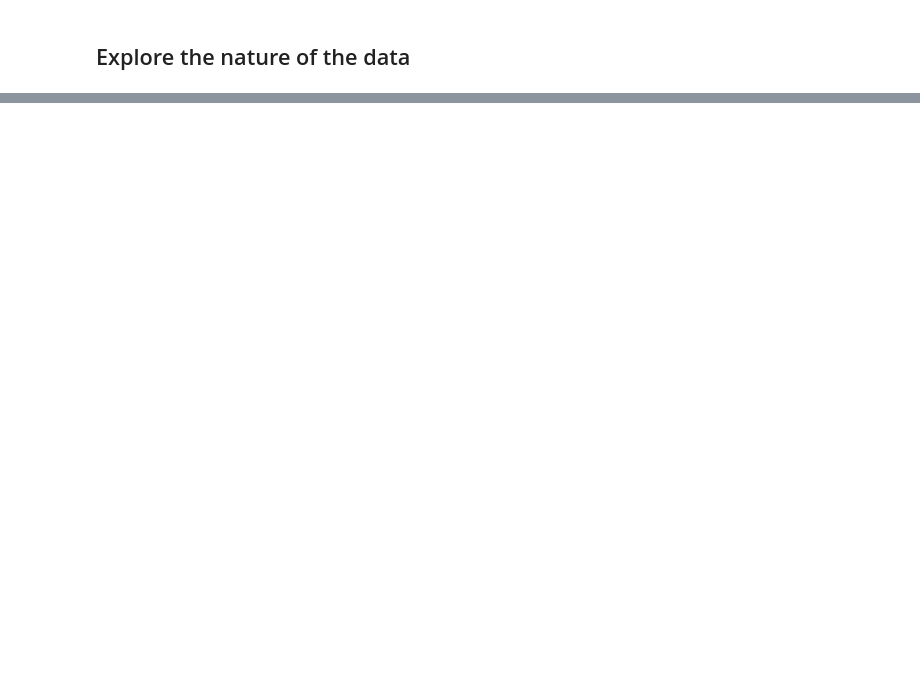
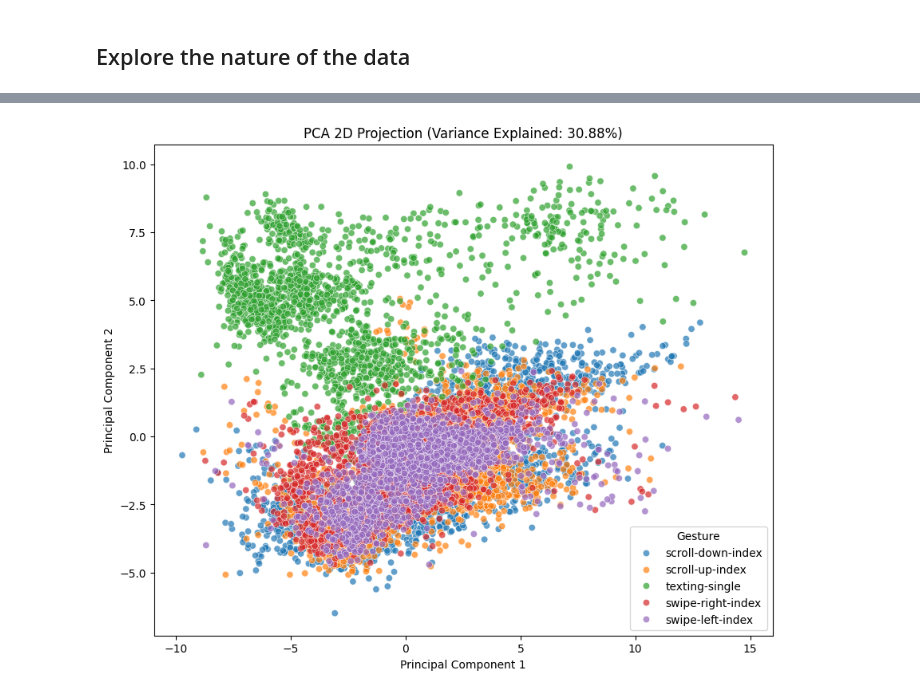
Before and after one commit to nderekk/IoT-Course-AIoT-project, a Jupyter notebook: eda.ipynb, the cells around one changed output, grey strips where cells are left out. Saved outputs shown, nothing was run; the diff lists cells and outputs as text; code cells hidden in the pictures; blank space fills up the shorter version.

```diff
--- a/eda.ipynb
+++ b/eda.ipynb
@@ -159,3 +415,30 @@ print(gestures['scroll-down-index'])
+# %%
+# --- Global Structure Projection (PCA) ---
+from sklearn.decomposition import PCA
+from sklearn.preprocessing import StandardScaler
+
+# It is CRITICAL to scale features before PCA!
+scaler = StandardScaler()
+X_scaled = scaler.fit_transform(X)
+
+pca = PCA(n_components=2)
+X_pca = pca.fit_transform(X_scaled)
+
+plt.figure(figsize=(10, 8))
+sns.scatterplot(
+    x=X_pca[:, 0],
+    y=X_pca[:, 1],
+    hue=y,
+    palette='tab10',
+    alpha=0.7
+)
+plt.title(f"PCA 2D Projection (Variance Explained: {sum(pca.explained_variance_ratio_)*100:.2f}%)")
+plt.xlabel("Principal Component 1")
+plt.ylabel("Principal Component 2")
+plt.legend(title='Gesture')
+plt.show()
+# %% [output]
+[figure, added]
 # %%
 sampling_rate = 100
 durations = []
```
Also changed, not shown: parts of 49 cells of this notebook.
